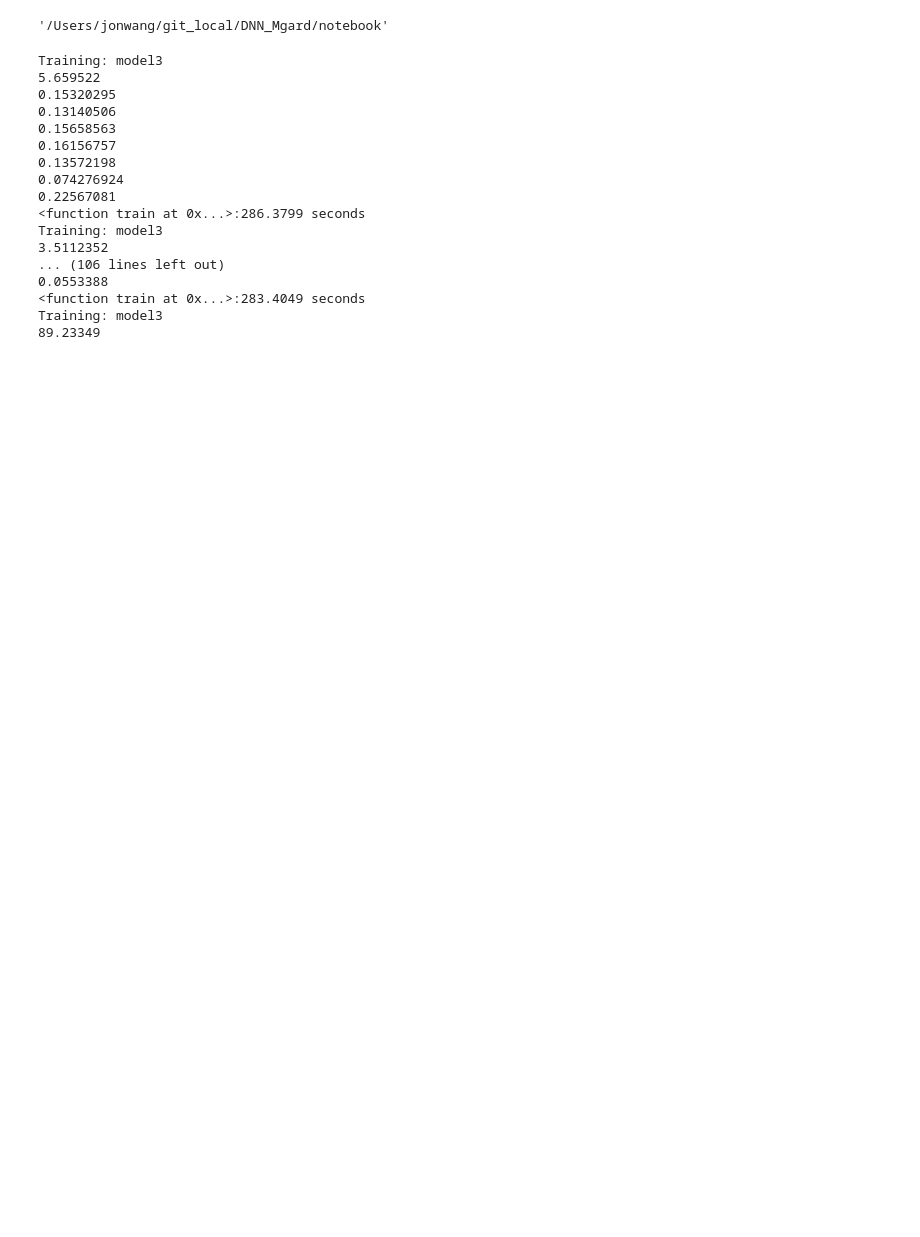
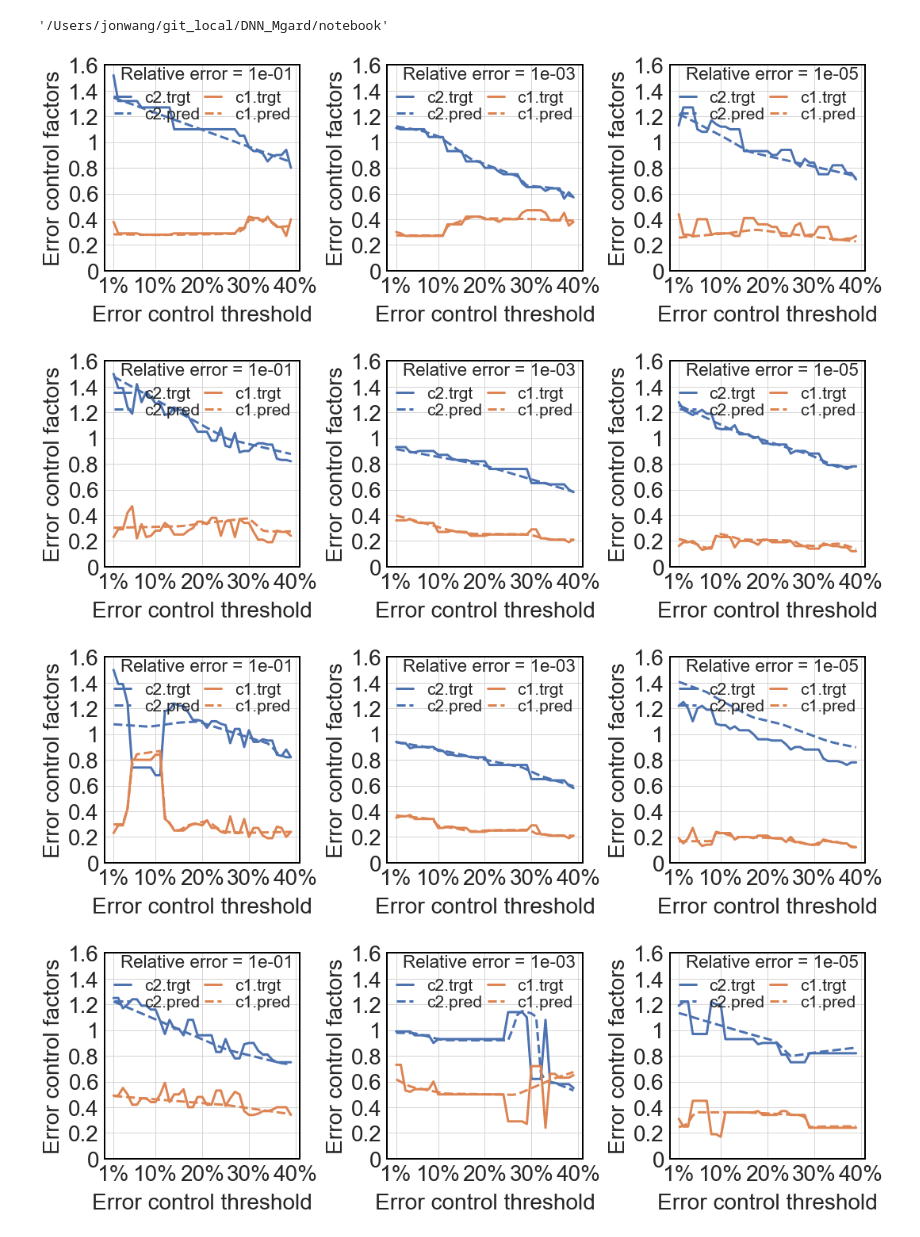
Before and after one commit to jw447/DNN_Mgard, a Jupyter notebook: notebook/DNN_Mgard_train.ipynb, the cells around one changed output. Drawn from its saved outputs; the diff is of its cells as text; code cells hidden in the pictures; blank space fills up the shorter version.

```diff
--- a/notebook/DNN_Mgard_train.ipynb
+++ b/notebook/DNN_Mgard_train.ipynb
@@ -294,9 +294,9 @@ for i in np.arange(0, len(dnames)): #
         relerr = Relerr[j]
         data = traintest_data[(traintest_data.dname.str.contains(dname)) & (traintest_data.relerr == relerr)]
 
-        X_train, X_test, Y_train, Y_test = preprocess(data, num_lvl=3, split_ratio=0.1, target="c2", shuffle=True)
-        net = train(X_train, Y_train, num_lvl=3, num_epoch=800, learning_rate=0.01)
-        torch.save(net.state_dict(), os.path.join("./", "net_convex_{}_{}_{}.pt".format(dname, relerr, "c2")))
+        # X_train, X_test, Y_train, Y_test = preprocess(data, num_lvl=3, split_ratio=0.1, target="c2", shuffle=True)
+        # net = train(X_train, Y_train, num_lvl=3, num_epoch=800, learning_rate=0.01)
+        # torch.save(net.state_dict(), os.path.join("./", "net_convex_{}_{}_{}.pt".format(dname, relerr, "c2")))
 
         # loading
         # c2
@@ -307,59 +307,46 @@ for i in np.arange(0, len(dnames)): #
             net = MLP().model1
             net.load_state_dict(torch.load(os.path.join("./", "net_convex_{}_{}_{}.pt".format(dname, relerr, "c2")), map_location=torch.device('cpu')))
 
         X_train, X_test, Y_train, Y_test = preprocess(data, num_lvl=3, split_ratio=0.01, target="c2", shuffle=False)
         target, prediction = validate_var(net, X_train, Y_train)
 
         ax1.plot(np.arange(len(target)),     target,     "-", color=current_palette[0], lw=3, label="{}.trgt".format("c2"))
         ax1.plot(np.arange(len(prediction)), prediction, "--", color=current_palette[0], lw=3, label="{}.pred".format("c2"))
 
-        # # c1
-        # if gpu:
-        #     net = MLP().model1.to("cuda")
-        #     net.load_state_dict(torch.load(os.path.join("./", "net_convex_{}_{}_{}.pt".format(dname, relerr, "c1"))))
-        # else:
-        #     net = MLP().model1
-        #     net.load_state_dict(torch.load(os.path.join("./", "net_convex_{}_{}_{}.pt".format(dname, relerr, "c1")), map_location=torch.device('cpu')))
+        # c1
+        if gpu:
+            net = MLP().model1.to("cuda")
+            net.load_state_dict(torch.load(os.path.join("./", "net_convex_{}_{}_{}.pt".format(dname, relerr, "c1"))))
+        else:
+            net = MLP().model1
+            net.load_state_dict(torch.load(os.path.join("./", "net_convex_{}_{}_{}.pt".format(dname, relerr, "c1")), map_location=torch.device('cpu')))
 
-        # X_train, X_test, Y_train, Y_test = preprocess(data, num_lvl=3, split_ratio=0.01, target="c1", shuffle=False)
-        # target, prediction = validate_var(net, X_train, Y_train)
+        X_train, X_test, Y_train, Y_test = preprocess(data, num_lvl=3, split_ratio=0.01, target="c1", shuffle=False)
+        target, prediction = validate_var(net, X_train, Y_train)
 
-        # ax1.plot(np.arange(len(target)),     target,     "-", lw=3, color=current_palette[1], label="{}.trgt".format("c1"))
-        # ax1.plot(np.arange(len(prediction)), prediction, "--", lw=3, color=current_palette[1], label="{}.pred".format("c1"))
+        ax1.plot(np.arange(len(target)),     target,     "-", lw=3, color=current_palette[1], label="{}.trgt".format("c1"))
+        ax1.plot(np.arange(len(prediction)), prediction, "--", lw=3, color=current_palette[1], label="{}.pred".format("c1"))
 
         ax1.set_xticks([0, 9, 19, 29, 39])
         ax1.set_xticklabels(["1%", "10%", "20%", "30%", "40%"], fontsize=fontsize)
         ax1.set_yticks([0, .2, .4, .6, .8, 1, 1.2, 1.4, 1.6]);
         ax1.set_yticklabels([0, .2, .4, .6, .8, 1, 1.2, 1.4, 1.6], fontsize=fontsize);
         ax1.set_ylim(0, 1.6)
         ax1.set_xlabel('Error control threshold', labelpad=10, fontsize=fontsize)
         ax1.set_ylabel('Error control factors', labelpad=5, fontsize=fontsize)
 
         ax1.spines["bottom"].set_color("black")
         ax1.spines["top"].set_color("black")
         ax1.spines["right"].set_color("black")
         ax1.spines["left"].set_color("black")
 
         ax1.text(20, 1.59, "Relative error = {}".format(relerr), horizontalalignment='center', verticalalignment='top', fontsize=fontsize*.8)
         ax1.legend(frameon=False, fancybox=False, ncol=2, bbox_to_anchor=(.5, .8), loc='center', fontsize=fontsize*.75, handlelength=1, borderpad=.1, columnspacing=.3, labelspacing=.1)
 
     fig1.tight_layout()
-    # plt.savefig("{}_convex_prediction.png".format(dname.replace("_lvl3", "").replace(".csv", "")), dpi="figure", bbox_inches="tight", format="png")
+    plt.savefig("{}_convex_prediction.png".format(dname.replace("_lvl3", "").replace(".csv", "")), dpi="figure", bbox_inches="tight", format="png")
 # %% [output]
-Training: model3
-5.659522
-0.15320295
-0.13140506
-0.15658563
-0.16156757
-0.13572198
-0.074276924
-0.22567081
-<function train at 0x...>:286.3799 seconds
-Training: model3
-3.5112352
-... (106 lines left out)
-0.0553388
-<function train at 0x...>:283.4049 seconds
-Training: model3
-89.23349
+[figure, added]
+[figure, added]
+[figure, added]
+[figure, added]
```
Also changed, not shown: parts of 1 cell of this notebook, 36 other files.
